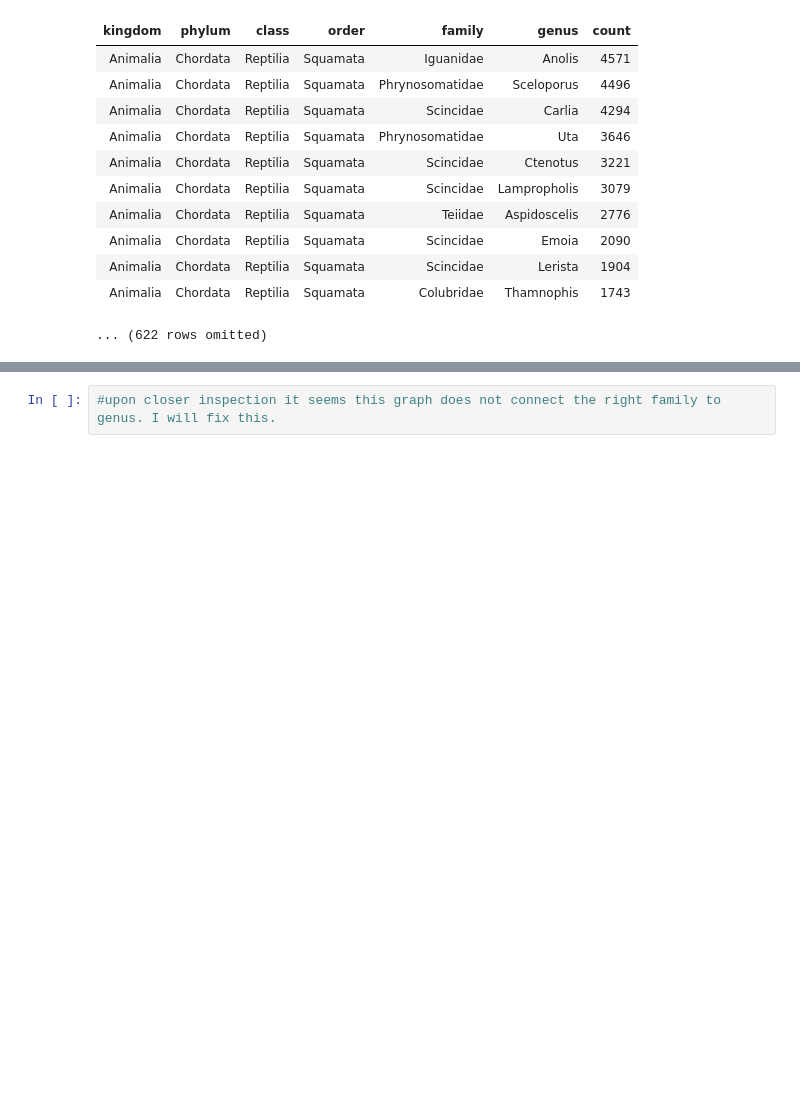
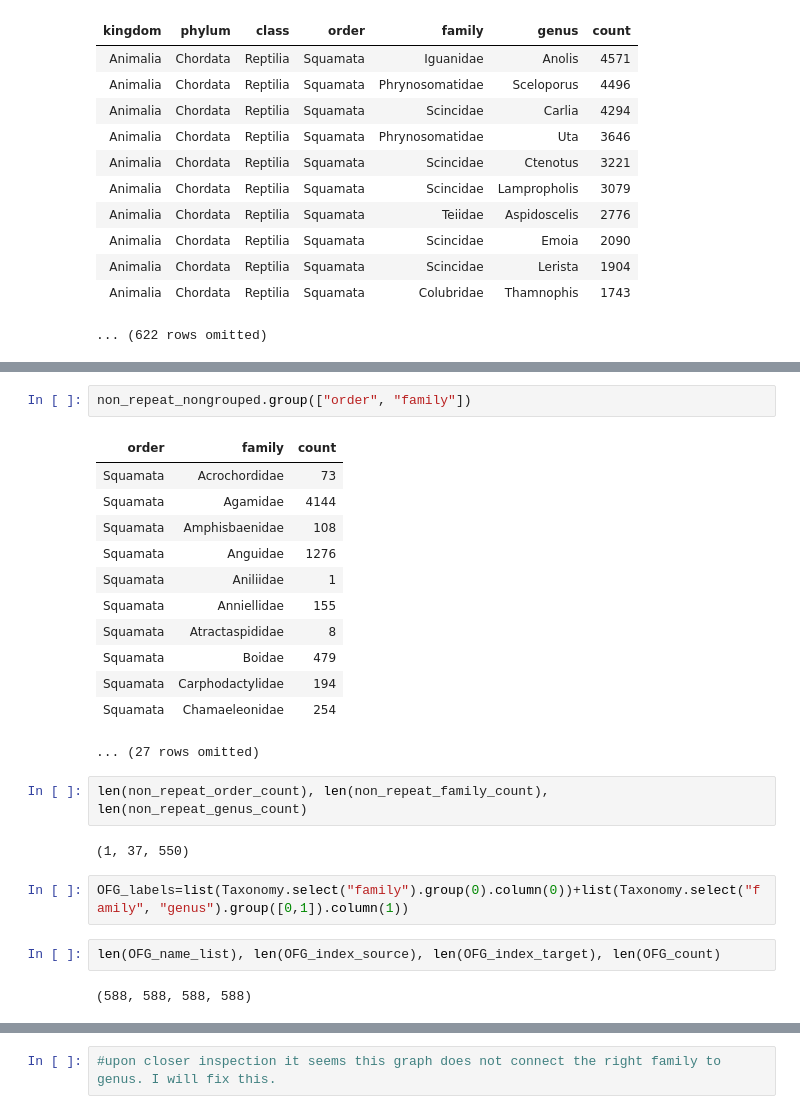
Before and after one commit to Jesseswoo/vertnet_explore, a Jupyter notebook: code/2_Focusing_Vertnet_Data.ipynb, the cells around one changed output, grey strips where cells are left out. Cells and saved outputs as stored; diff of their text form; blank space fills up the shorter version.

```diff
--- a/code/2_Focusing_Vertnet_Data.ipynb
+++ b/code/2_Focusing_Vertnet_Data.ipynb
@@ -350,2 +443,27 @@ py.iplot(fig, validate=False)
+# %%
+non_repeat_nongrouped.group(["order", "family"])
+# %% [output]
+| order | family | count |
+| Squamata | Acrochordidae | 73 |
+| Squamata | Agamidae | 4144 |
+| Squamata | Amphisbaenidae | 108 |
+| Squamata | Anguidae | 1276 |
+| Squamata | Aniliidae | 1 |
+| Squamata | Anniellidae | 155 |
+| Squamata | Atractaspididae | 8 |
+| Squamata | Boidae | 479 |
+| Squamata | Carphodactylidae | 194 |
+| Squamata | Chamaeleonidae | 254 |
+... (27 rows omitted)
+# %%
+len(non_repeat_order_count), len(non_repeat_family_count), len(non_repeat_genus_count)
+# %% [output]
+(1, 37, 550)
+# %%
+OFG_labels=list(Taxonomy.select("family").group(0).column(0))+list(Taxonomy.select("family", "genus").group([0,1]).column(1))
+# %%
+len(OFG_name_list), len(OFG_index_source), len(OFG_index_target), len(OFG_count)
+# %% [output]
+(588, 588, 588, 588)
 # %% [markdown]
 <img src="../data/Order_Family_Genus_Sankey.png">
```
Also changed, not shown: parts of 41 cells of this notebook, 1 other file.
